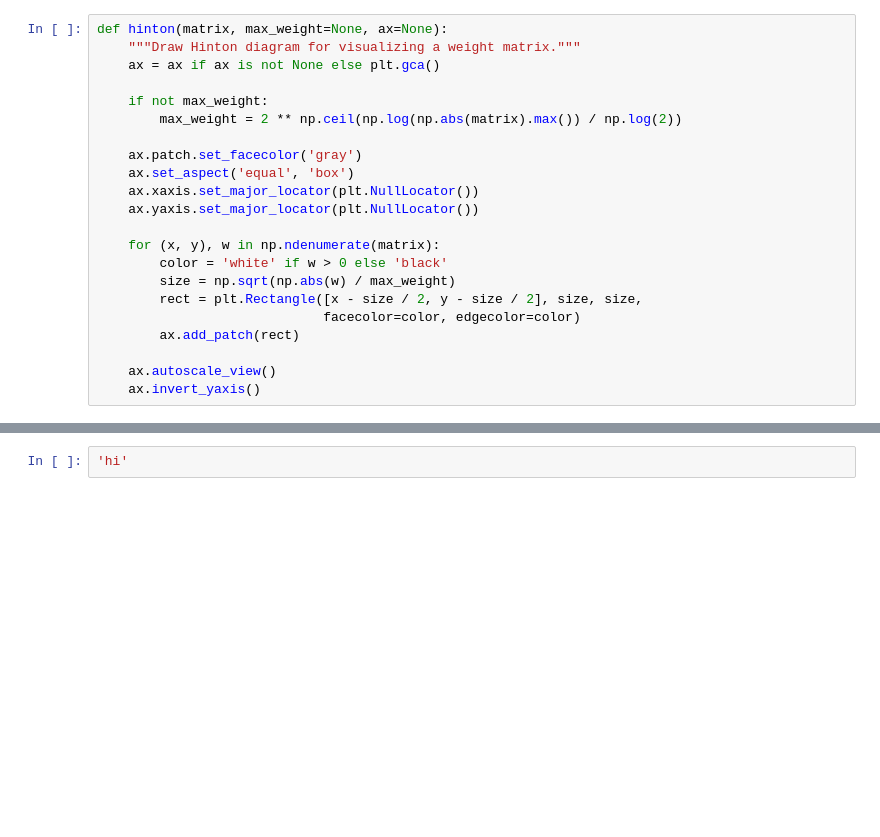
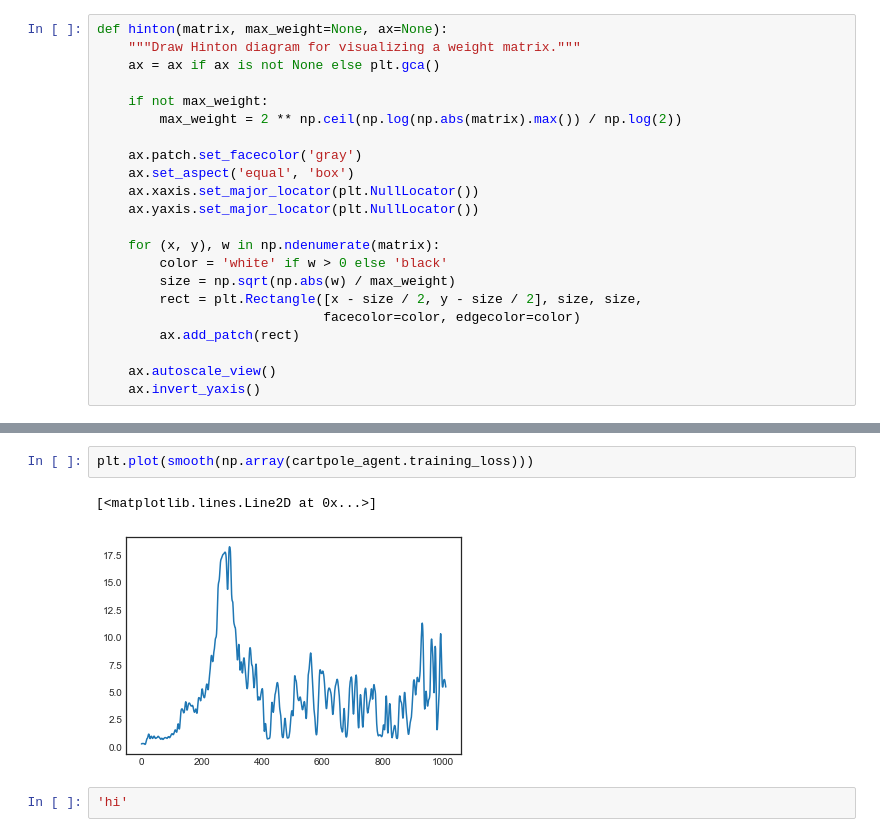
Before and after one commit to liavkoren/ai-ml-rl, a Jupyter notebook: dqn_implementations/mine/DQN part 2 -- Distributional DQN.ipynb, the cells around one changed output, grey strips where cells are left out. Drawn from its saved outputs; the diff is of its cells as text; blank space fills up the shorter version.

```diff
--- a/dqn_implementations/mine/DQN part 2 -- Distributional DQN.ipynb
+++ b/dqn_implementations/mine/DQN part 2 -- Distributional DQN.ipynb
@@ -591,3 +608,8 @@ plt.plot(cartpole_agent.episode_rewards)
+# %%
+plt.plot(smooth(np.array(cartpole_agent.training_loss)))
+# %% [output]
+[<matplotlib.lines.Line2D at 0x...>]
+[figure, added]
 # %%
 'hi'
 # %% [output]
```
Also changed, not shown: parts of 6 cells of this notebook.
